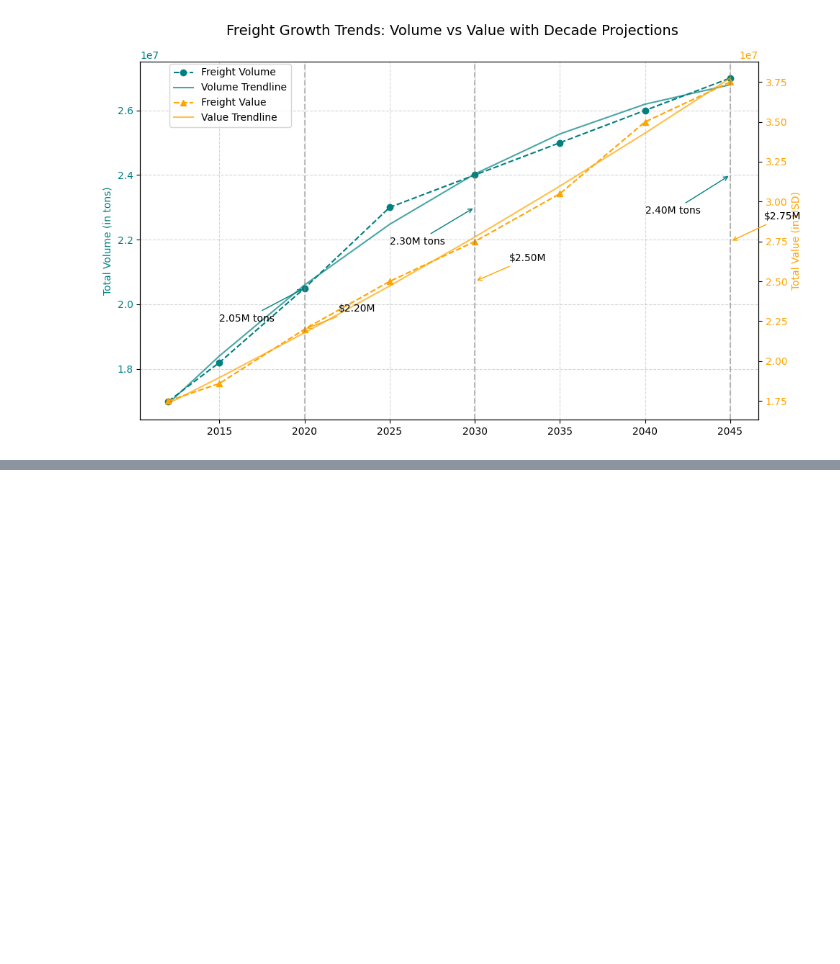
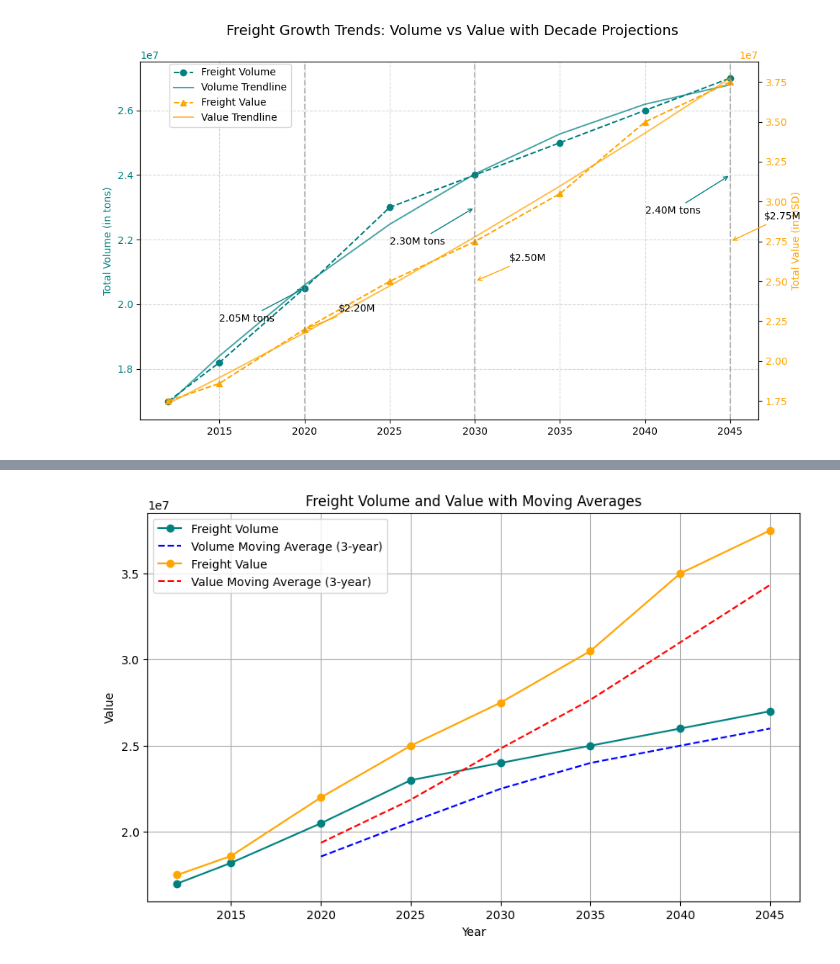
Before and after one commit to Om700-create/Freight_Analysis_Framework-, a Jupyter notebook: notebooks/01_eda.ipynb, the cells around one changed output, grey strips where cells are left out. Drawn from its saved outputs; the diff is of its cells as text; code cells hidden in the pictures; blank space fills up the shorter version.

```diff
--- a/notebooks/01_eda.ipynb
+++ b/notebooks/01_eda.ipynb
@@ -599,0 +728,23 @@ plt.show()
+# %%
+# Calculate Moving Averages
+df['Volume_MA'] = df['Freight_Volume'].rolling(window=3).mean()
+df['Value_MA'] = df['Freight_Value'].rolling(window=3).mean()
+
+# Plot Freight Volume and Moving Average
+plt.figure(figsize=(10, 6))
+plt.plot(df['Year'], df['Freight_Volume'], label='Freight Volume', color='teal', marker='o')
+plt.plot(df['Year'], df['Volume_MA'], label='Volume Moving Average (3-year)', linestyle='--', color='blue')
+
+# Plot Freight Value and Moving Average
+plt.plot(df['Year'], df['Freight_Value'], label='Freight Value', color='orange', marker='o')
+plt.plot(df['Year'], df['Value_MA'], label='Value Moving Average (3-year)', linestyle='--', color='red')
+
+# Formatting
+plt.title('Freight Volume and Value with Moving Averages')
+plt.xlabel('Year')
+plt.ylabel('Value')
+plt.legend()
+plt.grid()
+plt.show()
+# %% [output]
+[figure, added]
```
Also changed, not shown: parts of 27 cells of this notebook.
